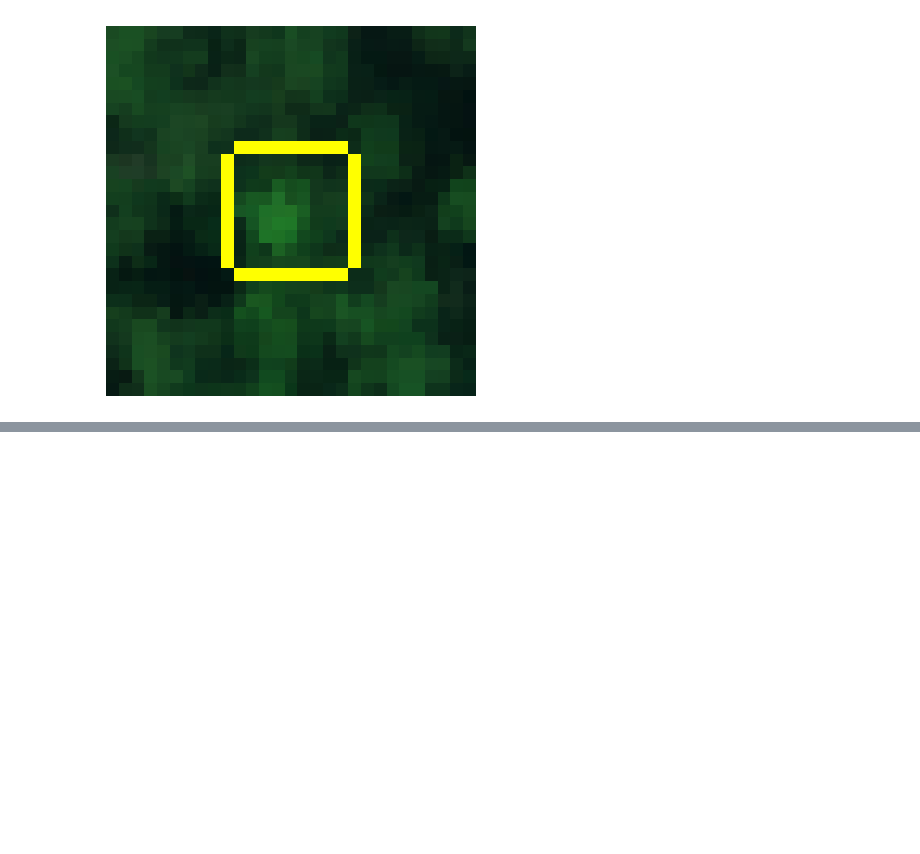
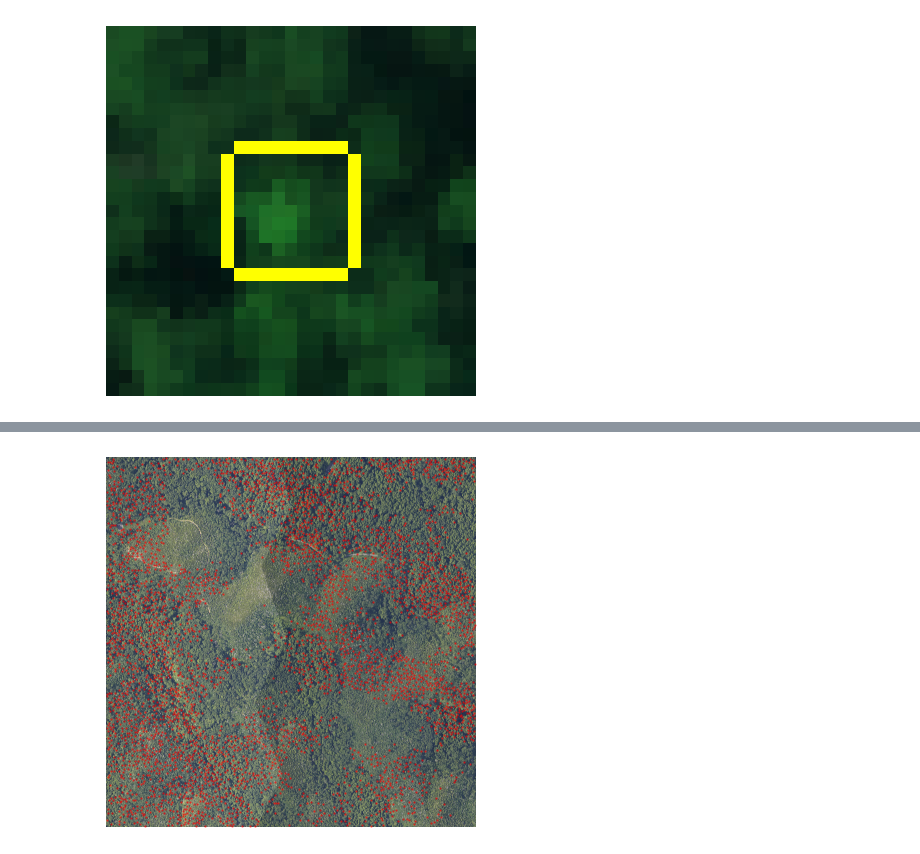
Before and after one commit to Kenneth-Mitchell/HMC-Thesis, a Jupyter notebook: scripts/figures.ipynb, the cells around one changed output, grey strips where cells are left out. Cells and saved outputs as stored; diff of their text form; code cells hidden in the pictures; blank space fills up the shorter version.

```diff
--- a/scripts/figures.ipynb
+++ b/scripts/figures.ipynb
@@ -431,0 +523,10 @@ Clipping input data to the valid range for imshow with RGB data ([0..1] for floa
+# %%
+boxes_size = boxes_score[(boxes_score['xmax'] - boxes_score['xmin']) > 50]
+boxes_size = boxes_size[(boxes_size['ymax'] - boxes_size['ymin']) > 50]
+boxes_size = boxes_size[(boxes_size['xmax'] - boxes_size['xmin']) < 500]
+boxes_size = boxes_size[(boxes_size['ymax'] - boxes_size['ymin']) < 500]
+plot_trees(boxes_size)
+plt.axis('off')
+plt.savefig('/mnt/c/Users/kmitchell/Documents/GitHub/Thesis/figure_final3.png',bbox_inches='tight')
+# %% [output]
+[figure, added]
```
Also changed, not shown: parts of 13 cells of this notebook, 4 other files.
